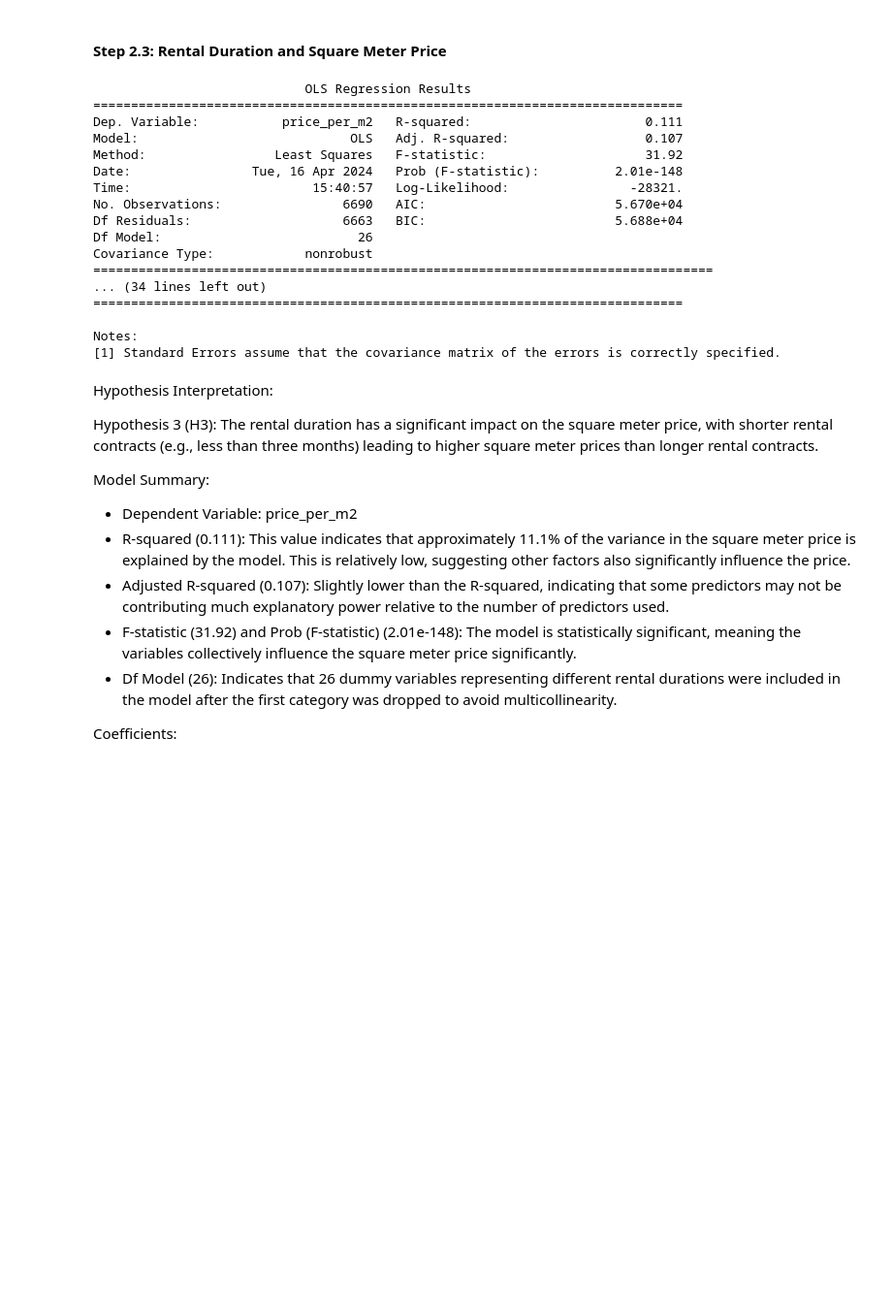
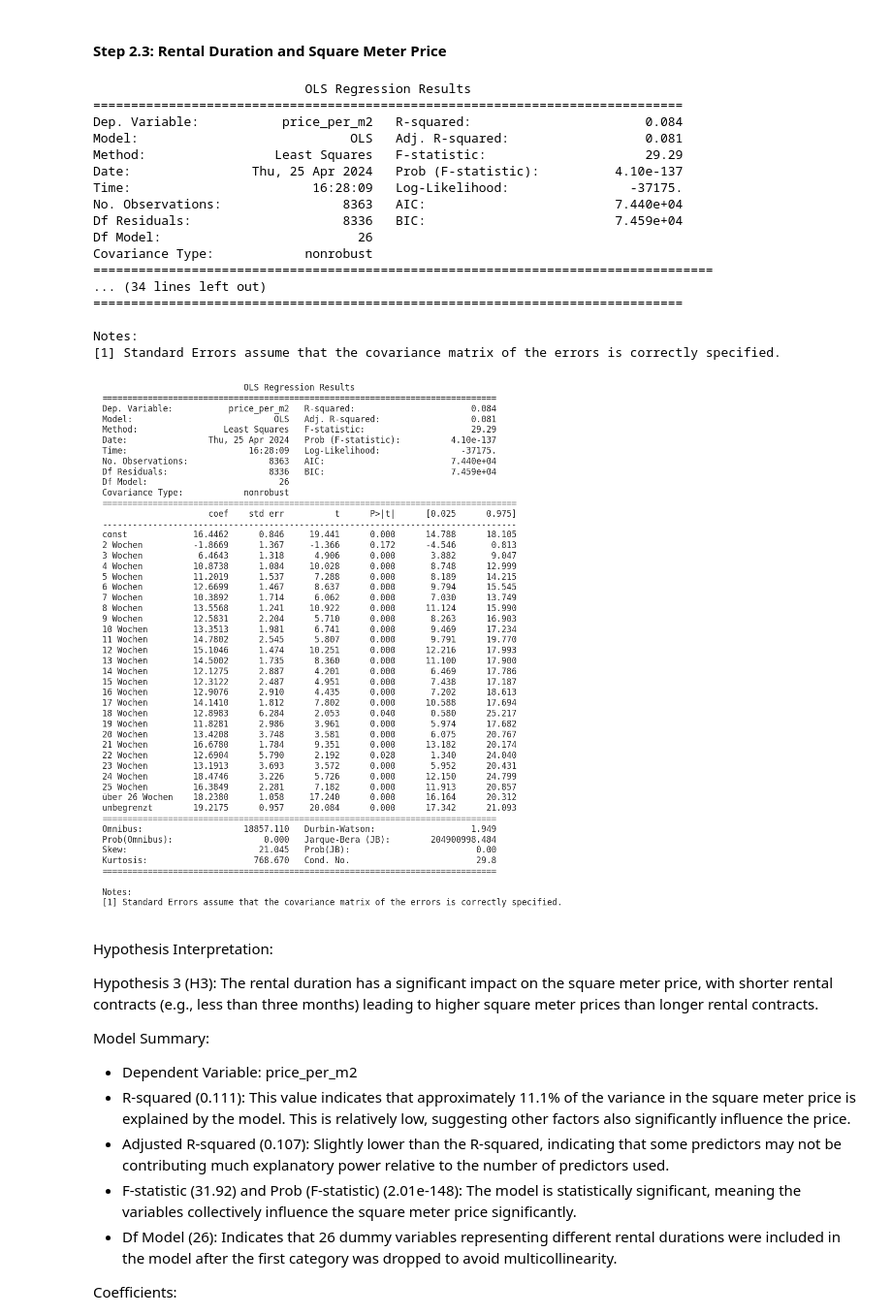
Before and after one commit to pascals00/WG-Gesucht, a Jupyter notebook: DataAnalysis/PriceDeterminantsAnalysis.ipynb, the cells around one changed output. Shown at 97% size. Saved outputs shown, nothing was run; the diff lists cells and outputs as text; code cells hidden in the pictures; blank space fills up the shorter version.

```diff
--- a/DataAnalysis/PriceDeterminantsAnalysis.ipynb
+++ b/DataAnalysis/PriceDeterminantsAnalysis.ipynb
@@ -255,19 +269,19 @@ Y = df['price_per_m2']
 
 X_train, X_test, y_train, y_test = train_test_split(X, Y, test_size=0.2, random_state=0)
 
-model = sm.OLS(y_train, X_train).fit()
+model = sm.OLS(Y, X).fit()
 
 print(model.summary())
 # %% [output]
                             OLS Regression Results
 ==============================================================================
-Dep. Variable:           price_per_m2   R-squared:                       0.111
-Model:                            OLS   Adj. R-squared:                  0.107
-Method:                 Least Squares   F-statistic:                     31.92
-Date:                Tue, 16 Apr 2024   Prob (F-statistic):          2.01e-148
-Time:                        15:40:57   Log-Likelihood:                -28321.
-No. Observations:                6690   AIC:                         5.670e+04
-Df Residuals:                    6663   BIC:                         5.688e+04
+Dep. Variable:           price_per_m2   R-squared:                       0.084
+Model:                            OLS   Adj. R-squared:                  0.081
+Method:                 Least Squares   F-statistic:                     29.29
+Date:                Thu, 25 Apr 2024   Prob (F-statistic):          4.10e-137
+Time:                        16:28:09   Log-Likelihood:                -37175.
+No. Observations:                8363   AIC:                         7.440e+04
+Df Residuals:                    8336   BIC:                         7.459e+04
 Df Model:                          26
 Covariance Type:            nonrobust
 ==================================================================================
@@ -276,6 +290,29 @@ Covariance Type:            nonrobust
 
 Notes:
 [1] Standard Errors assume that the covariance matrix of the errors is correctly specified.
+# %%
+indep_var = 'Mietdauer'
+
+# Create a figure with matplotlib
+fig, ax = plt.subplots(figsize=(10, 8))
+
+# Capture the summary as a string
+summary = model.summary().as_text()
+
+# Add the summary text to the plot
+ax.text(0.01, 0.05, summary, fontfamily='monospace', fontsize=12, verticalalignment='bottom')
+
+# Hide the axes
+ax.axis('off')
+
+# Adjust layout to make room for the text
+plt.tight_layout()
+
+# Save the figure to a file
+save_path = f'data/output/priceDeterminants/{indep_var}&{dep_var}Regression.png'
+plt.savefig(save_path, dpi=300, bbox_inches='tight')
+# %% [output]
+[figure, added]
 # %% [markdown]
 Hypothesis Interpretation:
 
```
Also changed, not shown: parts of 10 cells of this notebook, 2 other files.
